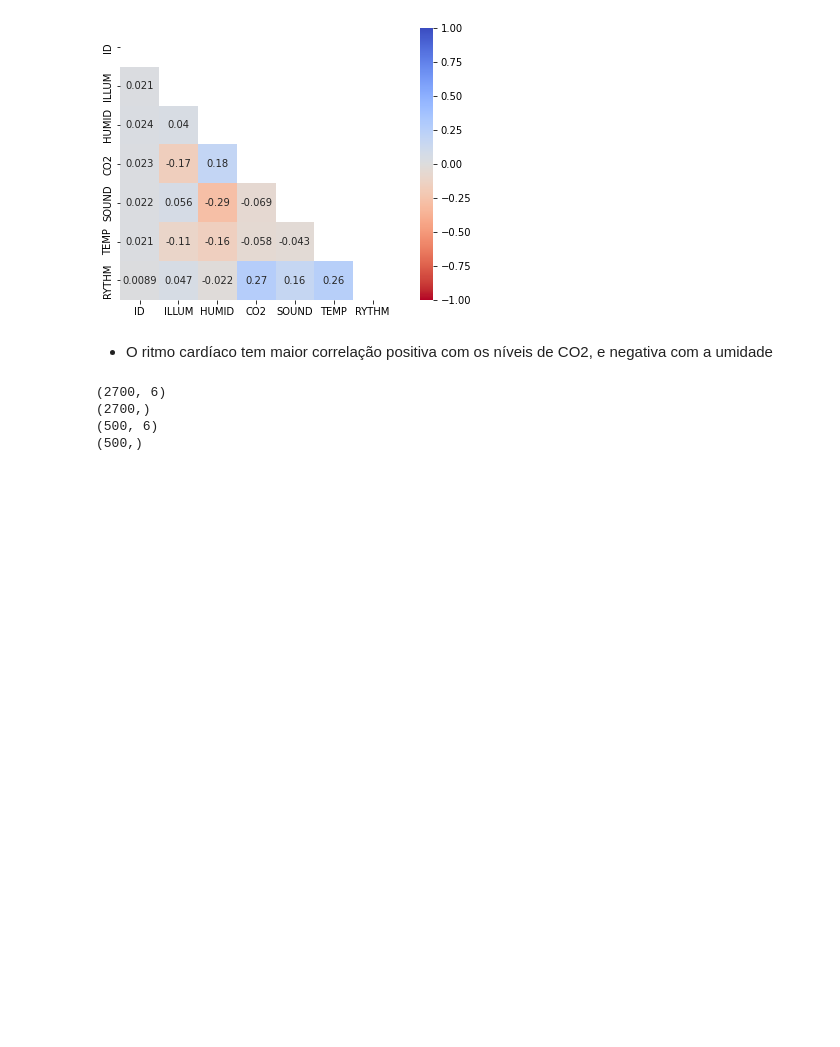
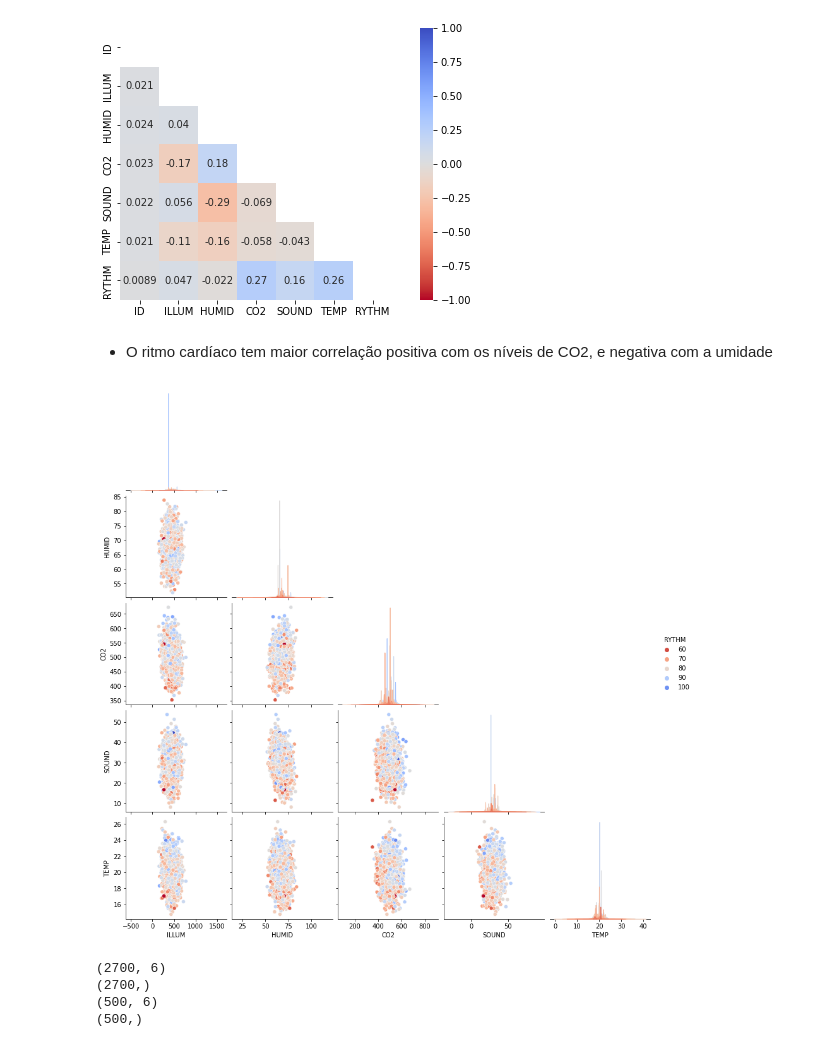
Before and after one commit to he7d3r/maratona-behind-the-code-2021, a Jupyter notebook: 2-quanam/solução/notebook.ipynb, the cells around one changed output. Drawn from its saved outputs; the diff is of its cells as text; code cells hidden in the pictures; blank space fills up the shorter version.

Commit message:
Restore pairplot

```diff
--- a/2-quanam/solução/notebook.ipynb
+++ b/2-quanam/solução/notebook.ipynb
@@ -183,8 +183,10 @@ plt.show()
 # %% [markdown]
 - O ritmo cardíaco tem maior correlação positiva com os níveis de CO2, e negativa com a umidade
 # %%
-# sns.pairplot(df_train.drop('ID', axis=1), hue=target, corner=True, palette="coolwarm_r")
-# plt.show()
+sns.pairplot(df_train.drop('ID', axis=1), hue=target, corner=True, palette="coolwarm_r")
+plt.show()
+# %% [output]
+[figure, added]
 # %%
 pipe = Pipeline([
     # Do not use the ID column
```
Also changed, not shown: parts of 2 cells of this notebook.
